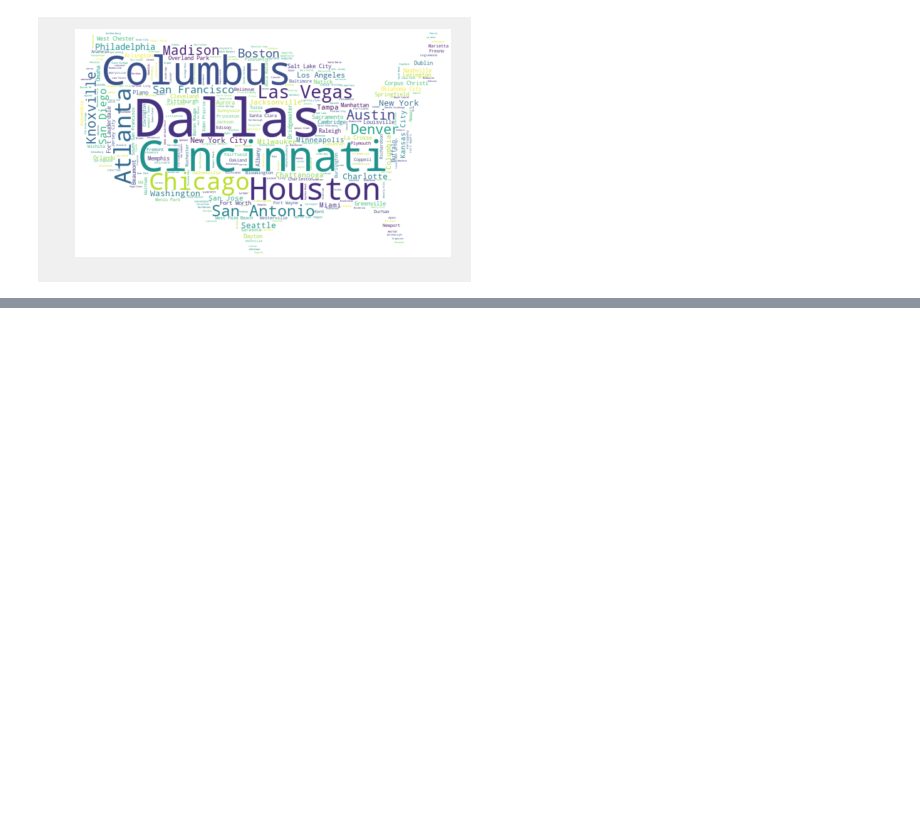
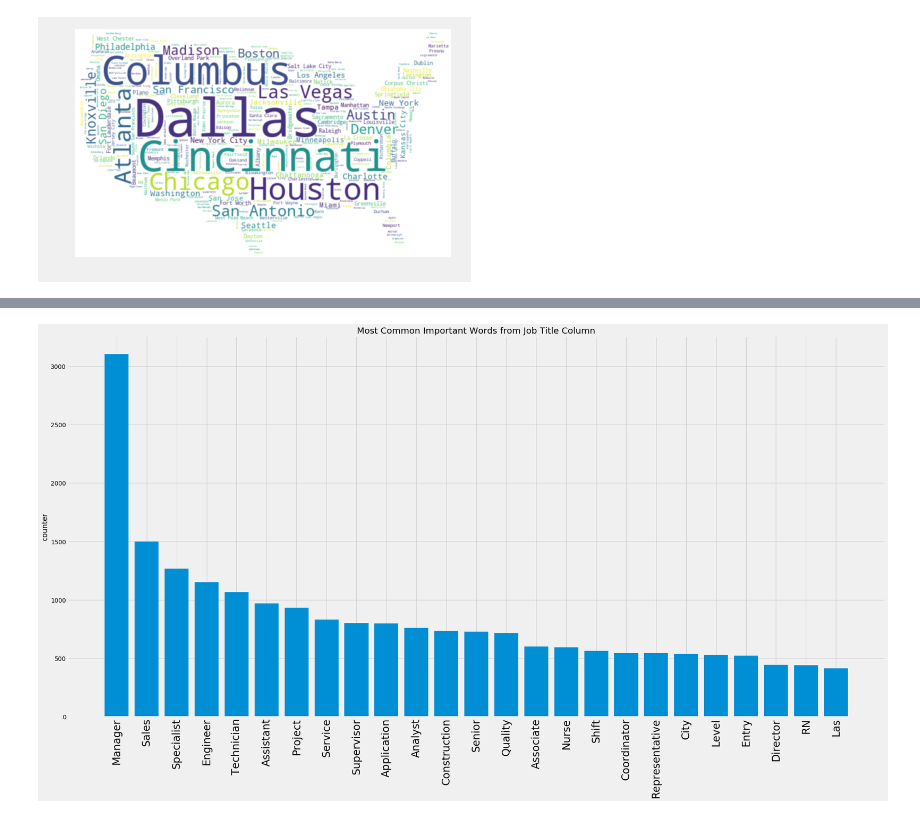
Before and after one commit to jer96/CareerPathPrediction, a Jupyter notebook: analysis/job-market-analysis-refined.ipynb, the cells around one changed output, grey strips where cells are left out. Cells and saved outputs as stored; diff of their text form; code cells hidden in the pictures; blank space fills up the shorter version.

```diff
--- a/analysis/job-market-analysis-refined.ipynb
+++ b/analysis/job-market-analysis-refined.ipynb
@@ -43,7 +49,7 @@ sector = df['sector']
 # %%
 stop_words = set(stopwords.words('english'))
 # additional stop words found in dataset
-additional_stop_words = set(['Job','OpportunityAffirmative','Opportunity', 'monster','Most', 'Date', 'Apex', 'monster.com','Monstercom','Monster com' 'MONS_LOG_VARS', 'var', 'ejb_header', 'JobID', 'Of', ])
+additional_stop_words = set(['Time','\x89ÛÒ','MONS LOG VARS', 'px', 'body', 'margin', 'overflow', 'visible', 'important', 'ejb header', 'color', 'font family', 'Verdana','Monster com', '','Job','OpportunityAffirmative','Opportunity', 'monster','Most', 'Date', 'Apex', 'monster.com','Monstercom','Monster com' 'MONS_LOG_VARS', 'var', 'ejb_header', 'JobID', 'Of' ])
 stop_words = stop_words.union(additional_stop_words)
 # %%
 '''
@@ -128,6 +156,19 @@ def get_counter_object(column):
+# %%
+def generate_dict_from_tup_list(tup_list):
+    return {tup[0] : tup[1] for tup in tup_list}
 # %%
-org_counter = get_counter_object(organization).most_common(100)
-sec_counter = get_counter_object(sector).most_common(100)
-desc_counter = get_counter_object(descriptions).most_common(100)
-
-title_counter = get_counter_object(job_titles).most_common(3000)
+#org_counter = get_counter_object(organization).most_common(100)
+#sec_counter = get_counter_object(sector).most_common(100)
+#desc_counter = get_counter_object(descriptions).most_common(100)
+title_counter = get_counter_object(job_titles).most_common(25)
+title_counter = generate_dict_from_tup_list(title_counter)
+# %%
+f, ax = plt.subplots(1,1, figsize=(30,15))
+ax.bar(range(len(title_counter)), title_counter.values(), align='center')
+ax.set_xticks(range(25))
+ax.set_xticklabels(title_counter.keys(), rotation=90, fontsize=24, minor=False)
+ax.set_ylabel('counter')
+ax.set_title('Most Common Important Words from Job Title Column')
+plt.show()
+# %% [output]
+[figure, added]
```
Also changed, not shown: parts of 14 cells of this notebook, 1 other file.
